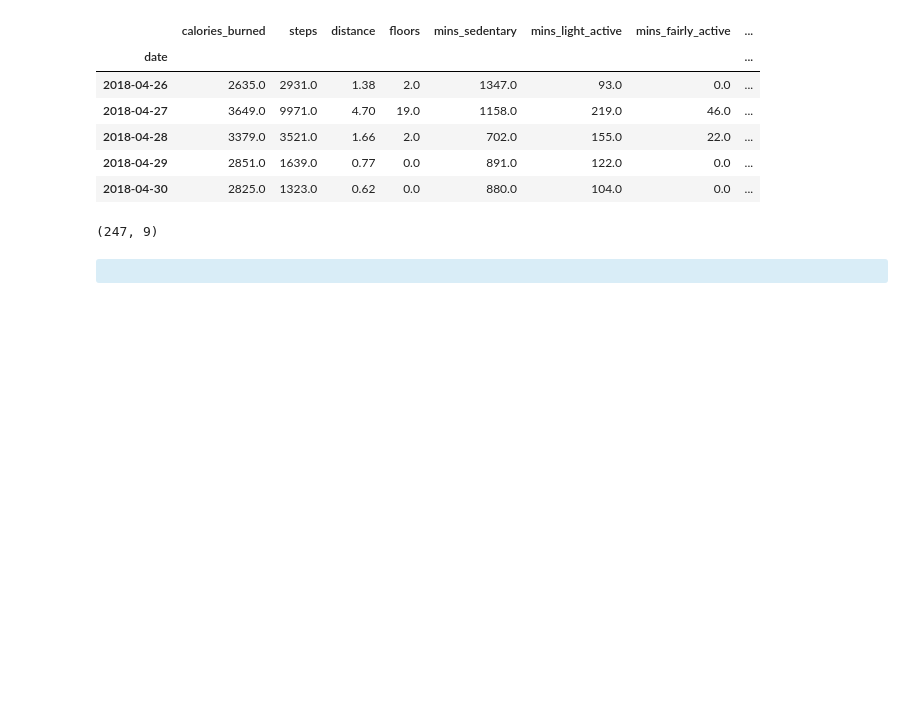
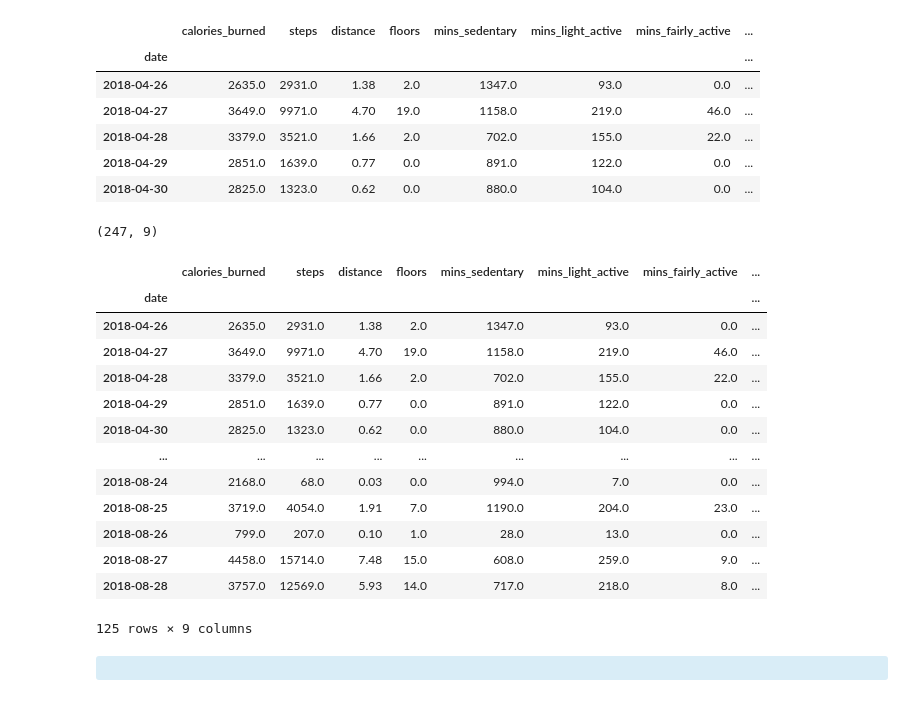
Before and after one commit to CSolitaire/time-series-exercises, a Jupyter notebook: model-exercises.ipynb, the cells around one changed output. Drawn from its saved outputs; the diff is of its cells as text; code cells hidden in the pictures; blank space fills up the shorter version.

```diff
--- a/model-exercises.ipynb
+++ b/model-exercises.ipynb
@@ -36,6 +42,23 @@ df.head()
 df.shape
 # %% [output]
 (247, 9)
+# %%
+df.head(125)
+# %% [output]
+|  | calories_burned | steps | distance | floors | mins_sedentary | mins_light_active | mins_fairly_active | ... |
+| date |  |  |  |  |  |  |  | ... |
+| 2018-04-26 | 2635.0 | 2931.0 | 1.38 | 2.0 | 1347.0 | 93.0 | 0.0 | ... |
+| 2018-04-27 | 3649.0 | 9971.0 | 4.70 | 19.0 | 1158.0 | 219.0 | 46.0 | ... |
+| 2018-04-28 | 3379.0 | 3521.0 | 1.66 | 2.0 | 702.0 | 155.0 | 22.0 | ... |
+| 2018-04-29 | 2851.0 | 1639.0 | 0.77 | 0.0 | 891.0 | 122.0 | 0.0 | ... |
+| 2018-04-30 | 2825.0 | 1323.0 | 0.62 | 0.0 | 880.0 | 104.0 | 0.0 | ... |
+| ... | ... | ... | ... | ... | ... | ... | ... | ... |
+| 2018-08-24 | 2168.0 | 68.0 | 0.03 | 0.0 | 994.0 | 7.0 | 0.0 | ... |
+| 2018-08-25 | 3719.0 | 4054.0 | 1.91 | 7.0 | 1190.0 | 204.0 | 23.0 | ... |
+| 2018-08-26 | 799.0 | 207.0 | 0.10 | 1.0 | 28.0 | 13.0 | 0.0 | ... |
+| 2018-08-27 | 4458.0 | 15714.0 | 7.48 | 15.0 | 608.0 | 259.0 | 9.0 | ... |
+| 2018-08-28 | 3757.0 | 12569.0 | 5.93 | 14.0 | 717.0 | 218.0 | 8.0 | ... |
+125 rows × 9 columns
 # %% [markdown]
 <div class="alert alert-block alert-info"><b></b></div>
 # %% [markdown]
```
Also changed, not shown: parts of 6 cells of this notebook.
